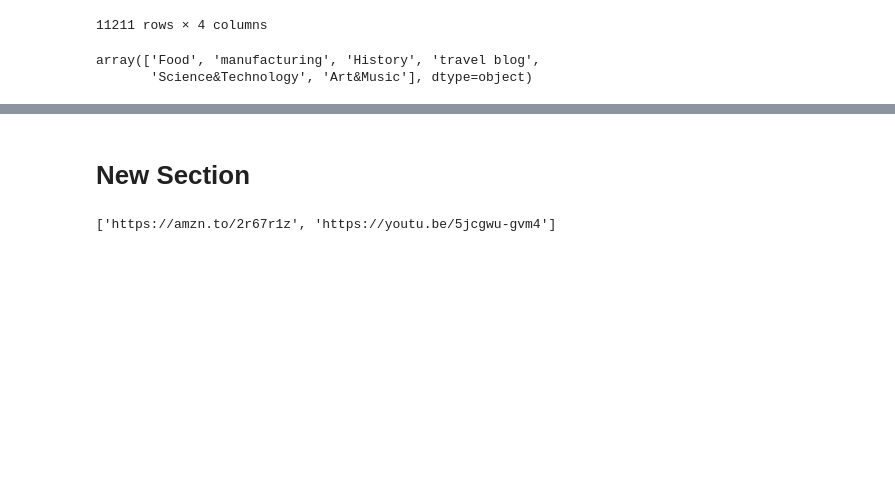
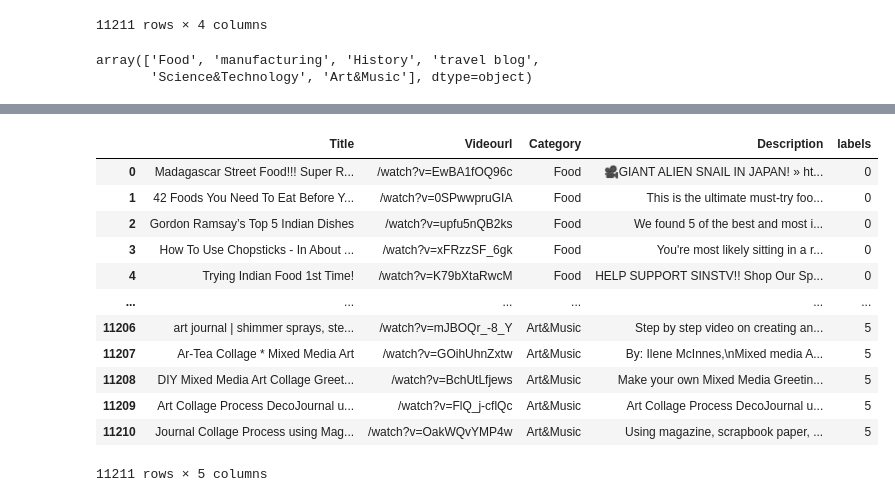
Before and after one commit to varun1414/youtube_class, a Jupyter notebook: classifier.ipynb, the cells around one changed output, grey strips where cells are left out. Drawn from its saved outputs; the diff is of its cells as text; code cells hidden in the pictures; blank space fills up the shorter version.

```diff
--- a/classifier.ipynb
+++ b/classifier.ipynb
@@ -26,5 +31,3 @@ df['Category'].unique()
 # %% [output]
 array(['Food', 'manufacturing', 'History', 'travel blog',
        'Science&Technology', 'Art&Music'], dtype=object)
-# %%
-df['labels']=df.Category.apply(lambda x: if )
@@ -47,18 +34,24 @@ df['labels']=df.Category.apply(lambda x: if )
-# %% [markdown]
-# New Section
-# %%
-tr='https://amzn.to/2r67r1z hello hi https://youtu.be/5jcgwu-gvm4'
-stsr='#hi yo\
-      #kok #bye team.befrs@gmail.com'
-pat=r'[a-zA-Z0-9+_.]+[a-z0-9]+@[a-z0-9A-Z]+\.[com]*[net]*'
-cat=r'#[\w]+'
-sat=r'[http|ftp|https:]+\/\/+[\w\-_]+\.[\w\-_]+[\w\-\.,@?^=%&amp;:/~\+#]*[\w\-\@?^=%&amp;/~\+#]+'
-m=re.findall(sat,tr)
-tr=tr.split()
-tr
-# pat=r"[a-zA-Z0-9_.+-]+@[a-zA-Z0-9-]+\.[a-zA-Z0-9-.]+"
-#
-temp=[e for e in tr if e in m ]
-print(m)
-# %% [output]
-['https://amzn.to/2r67r1z', 'https://youtu.be/5jcgwu-gvm4']
+# %%
+df['labels']=df['Category']
+# df['labels']=df[df['Category']=='manufacturing']=1
+df['labels'][df['labels']=='Food']=0
+df['labels'][df['labels']=='manufacturing']=1
+df['labels'][df['labels']=='History']=2
+df['labels'][df['labels']=='travel blog']=3
+df['labels'][df['labels']=='Science&Technology']=4
+df['labels'][df['labels']=='Art&Music']=5
+df
+# %% [output]
+|  | Title | Videourl | Category | Description | labels |
+| 0 | Madagascar Street Food!!! Super R... | /watch?v=EwBA1fOQ96c | Food | 🎥GIANT ALIEN SNAIL IN JAPAN! » ht... | 0 |
+| 1 | 42 Foods You Need To Eat Before Y... | /watch?v=0SPwwpruGIA | Food | This is the ultimate must-try foo... | 0 |
+| 2 | Gordon Ramsay’s Top 5 Indian Dishes | /watch?v=upfu5nQB2ks | Food | We found 5 of the best and most i... | 0 |
+| 3 | How To Use Chopsticks - In About ... | /watch?v=xFRzzSF_6gk | Food | You're most likely sitting in a r... | 0 |
+| 4 | Trying Indian Food 1st Time! | /watch?v=K79bXtaRwcM | Food | HELP SUPPORT SINSTV!! Shop Our Sp... | 0 |
+| ... | ... | ... | ... | ... | ... |
+| 11206 | art journal | shimmer sprays, ste... | /watch?v=mJBOQr_-8_Y | Art&Music | Step by step video on creating an... | 5 |
+| 11207 | Ar-Tea Collage * Mixed Media Art | /watch?v=GOihUhnZxtw | Art&Music | By: Ilene McInnes,\nMixed media A... | 5 |
+| 11208 | DIY Mixed Media Art Collage Greet... | /watch?v=BchUtLfjews | Art&Music | Make your own Mixed Media Greetin... | 5 |
+| 11209 | Art Collage Process DecoJournal u... | /watch?v=FlQ_j-cflQc | Art&Music | Art Collage Process DecoJournal u... | 5 |
+| 11210 | Journal Collage Process using Mag... | /watch?v=OakWQvYMP4w | Art&Music | Using magazine, scrapbook paper, ... | 5 |
+11211 rows × 5 columns
```
Also changed, not shown: parts of 29 cells of this notebook.
